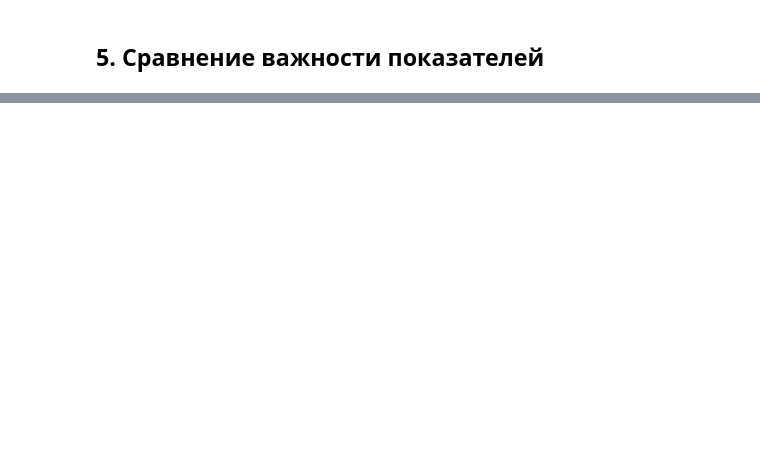
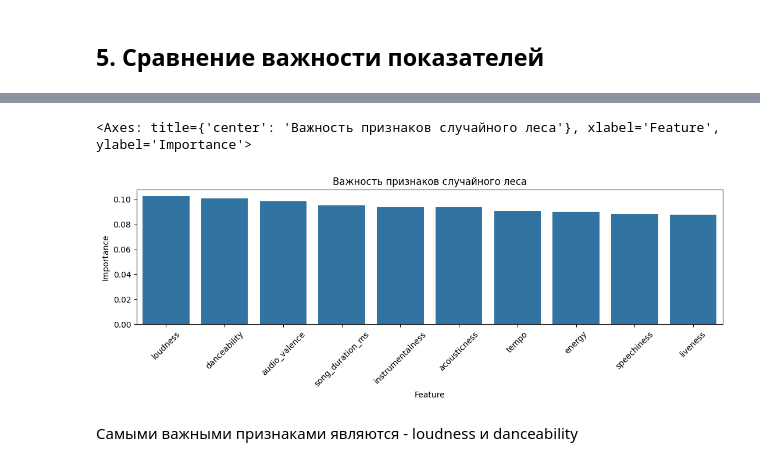
Before and after one commit to dushesk/analysis_n_ML, a Jupyter notebook: regression_analysis/regression_analysis.ipynb, the cells around one changed output, grey strips where cells are left out. Saved outputs shown, nothing was run; the diff lists cells and outputs as text; code cells hidden in the pictures; blank space fills up the shorter version.

```diff
--- a/regression_analysis/regression_analysis.ipynb
+++ b/regression_analysis/regression_analysis.ipynb
@@ -368,2 +492,11 @@ print(coefficients.sort_values('Coefficient', ascending=False))
 # %% [markdown]
 ### Модель на основе дерева решений
+# %%
+tree_model = DecisionTreeRegressor(random_state=0)
+tree_model.fit(X_train, y_train)
+
+# прогноз и оценка модели
+y_pred_tree = tree_model.predict(X_test)
+mse_tree = mean_squared_error(y_test, y_pred_tree)
+r2_tree = r2_score(y_test, y_pred_tree)
+print(f"MSE: {mse_tree}, r2: {r2_tree}")
@@ -370,2 +527,11 @@ print(coefficients.sort_values('Coefficient', ascending=False))
 # %% [markdown]
 ### Модель случайного леса
+# %%
+forest_model = RandomForestRegressor(random_state=0, n_estimators=100)
+forest_model.fit(X_train, y_train)
+
+# Прогноз и оценка модели
+y_pred_forest = forest_model.predict(X_test)
+mse_forest = mean_squared_error(y_test, y_pred_forest)
+r2_forest = r2_score(y_test, y_pred_forest)
+print(f"MSE: {mse_forest}, r2: {r2_forest}")
@@ -371,0 +542,4 @@ print(coefficients.sort_values('Coefficient', ascending=False))
+# %%
+feature_importances_forest = pd.DataFrame({'Feature': X_train.columns, 'Importance': forest_model.feature_importances_}).sort_values(by='Importance', ascending=False)
+print("\nВажность признаков для модели случайного леса:")
+print(feature_importances_forest)
@@ -373,0 +572,10 @@ print(coefficients.sort_values('Coefficient', ascending=False))
+# %%
+plt.figure(figsize=(13, 3))
+plt.xticks(range(10), rotation=45)
+plt.title("Важность признаков случайного леса")
+sns.barplot(x = "Feature", y="Importance", data = feature_importances_forest)
+# %% [output]
+<Axes: title={'center': 'Важность признаков случайного леса'}, xlabel='Feature', ylabel='Importance'>
+[figure, added]
+# %% [markdown]
+Самыми важными признаками являются - loudness и danceability
```
Also changed, not shown: parts of 11 cells of this notebook.
